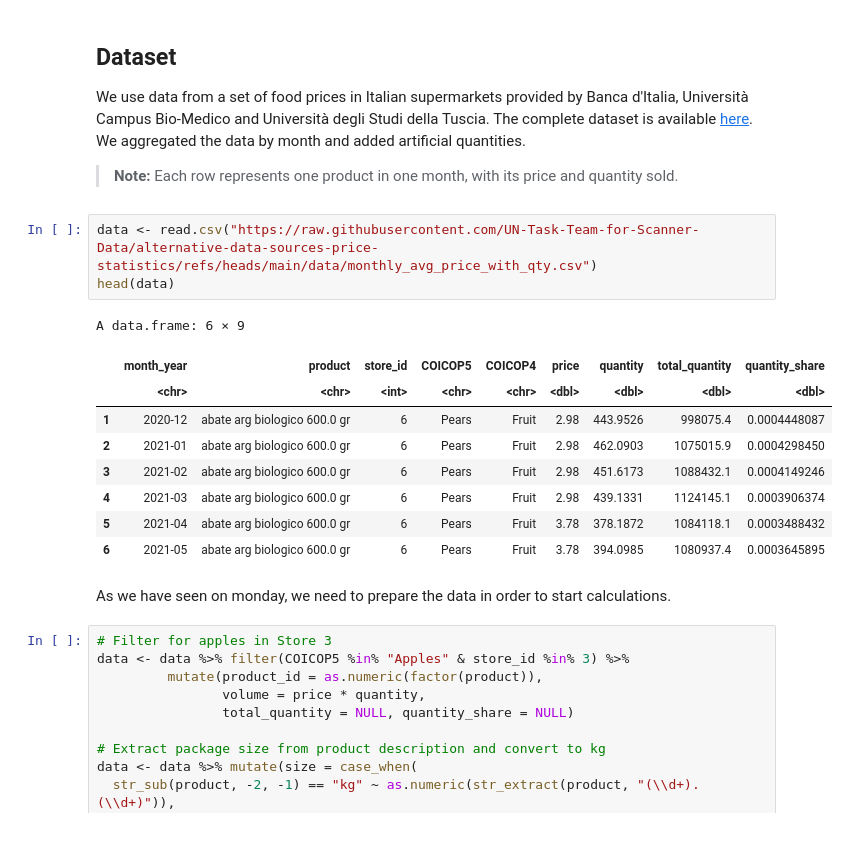
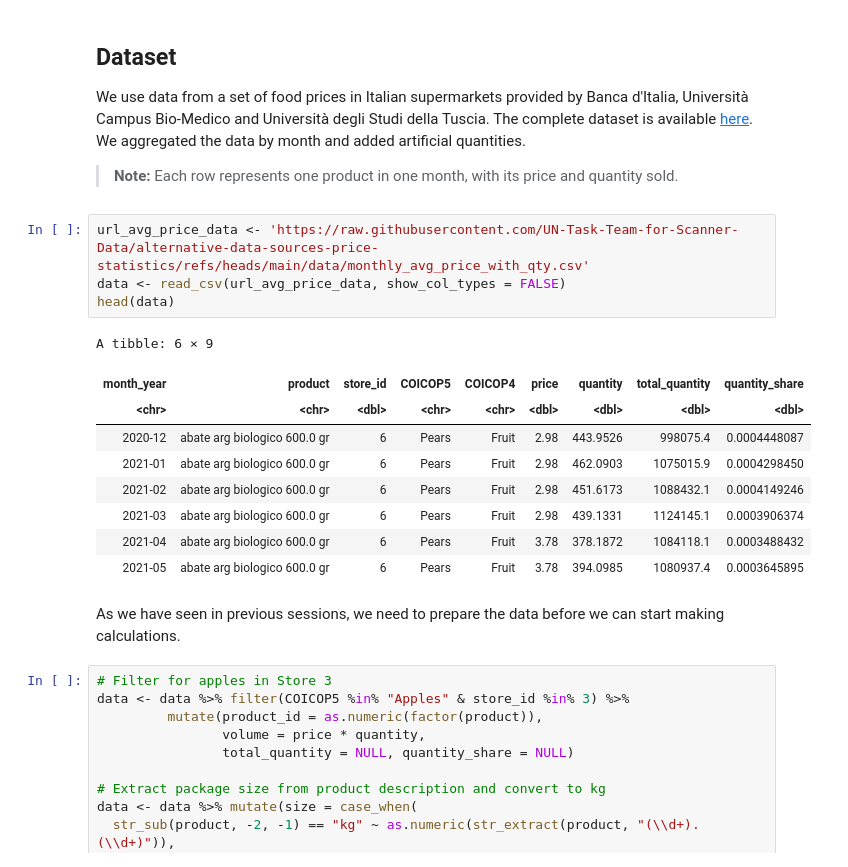
Before and after one commit to UN-Task-Team-for-Scanner-Data/brazil-workshop-on-use-of-ads, a Jupyter notebook: notebooks/Index_Calculation_in_R.ipynb, the cells around one changed output. Cells and saved outputs as stored; diff of their text form; blank space fills up the shorter version.

```diff
--- a/notebooks/Index_Calculation_in_R.ipynb
+++ b/notebooks/Index_Calculation_in_R.ipynb
@@ -64,20 +38,21 @@ We use data from a set of food prices in Italian supermarkets provided by Banca
 
 > **Note:** Each row represents one product in one month, with its price and quantity sold.
 # %%
-data <- read.csv("https://raw.githubusercontent.com/UN-Task-Team-for-Scanner-Data/alternative-data-sources-price-statistics/refs/heads/main/data/monthly_avg_price_with_qty.csv")
+url_avg_price_data <- 'https://raw.githubusercontent.com/UN-Task-Team-for-Scanner-Data/alternative-data-sources-price-statistics/refs/heads/main/data/monthly_avg_price_with_qty.csv'
+data <- read_csv(url_avg_price_data, show_col_types = FALSE)
 head(data)
 # %% [output]
-A data.frame: 6 × 9
+A tibble: 6 × 9
-|  | month_year | product | store_id | COICOP5 | COICOP4 | price | quantity | total_quantity | quantity_share |
-|  | <chr> | <chr> | <int> | <chr> | <chr> | <dbl> | <dbl> | <dbl> | <dbl> |
-| 1 | 2020-12 | abate arg biologico 600.0 gr | 6 | Pears | Fruit | 2.98 | 443.9526 | 998075.4 | 0.0004448087 |
-| 2 | 2021-01 | abate arg biologico 600.0 gr | 6 | Pears | Fruit | 2.98 | 462.0903 | 1075015.9 | 0.0004298450 |
-| 3 | 2021-02 | abate arg biologico 600.0 gr | 6 | Pears | Fruit | 2.98 | 451.6173 | 1088432.1 | 0.0004149246 |
-| 4 | 2021-03 | abate arg biologico 600.0 gr | 6 | Pears | Fruit | 2.98 | 439.1331 | 1124145.1 | 0.0003906374 |
-| 5 | 2021-04 | abate arg biologico 600.0 gr | 6 | Pears | Fruit | 3.78 | 378.1872 | 1084118.1 | 0.0003488432 |
-| 6 | 2021-05 | abate arg biologico 600.0 gr | 6 | Pears | Fruit | 3.78 | 394.0985 | 1080937.4 | 0.0003645895 |
+| month_year | product | store_id | COICOP5 | COICOP4 | price | quantity | total_quantity | quantity_share |
+| <chr> | <chr> | <dbl> | <chr> | <chr> | <dbl> | <dbl> | <dbl> | <dbl> |
+| 2020-12 | abate arg biologico 600.0 gr | 6 | Pears | Fruit | 2.98 | 443.9526 | 998075.4 | 0.0004448087 |
+| 2021-01 | abate arg biologico 600.0 gr | 6 | Pears | Fruit | 2.98 | 462.0903 | 1075015.9 | 0.0004298450 |
+| 2021-02 | abate arg biologico 600.0 gr | 6 | Pears | Fruit | 2.98 | 451.6173 | 1088432.1 | 0.0004149246 |
+| 2021-03 | abate arg biologico 600.0 gr | 6 | Pears | Fruit | 2.98 | 439.1331 | 1124145.1 | 0.0003906374 |
+| 2021-04 | abate arg biologico 600.0 gr | 6 | Pears | Fruit | 3.78 | 378.1872 | 1084118.1 | 0.0003488432 |
+| 2021-05 | abate arg biologico 600.0 gr | 6 | Pears | Fruit | 3.78 | 394.0985 | 1080937.4 | 0.0003645895 |
 # %% [markdown]
-As we have seen on monday, we need to prepare the data in order to start calculations.
+As we have seen in previous sessions, we need to prepare the data before we can start making calculations.
 # %%
 # Filter for apples in Store 3
 data <- data %>% filter(COICOP5 %in% "Apples" & store_id %in% 3) %>%
```
Also changed, not shown: parts of 12 cells of this notebook, 1 other file.
